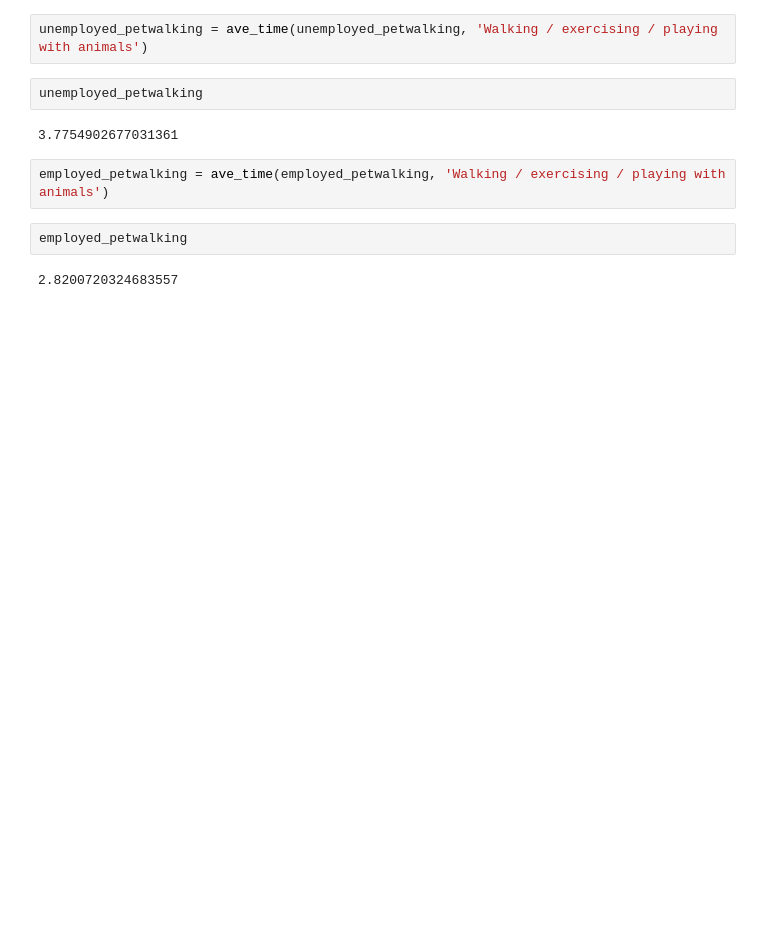
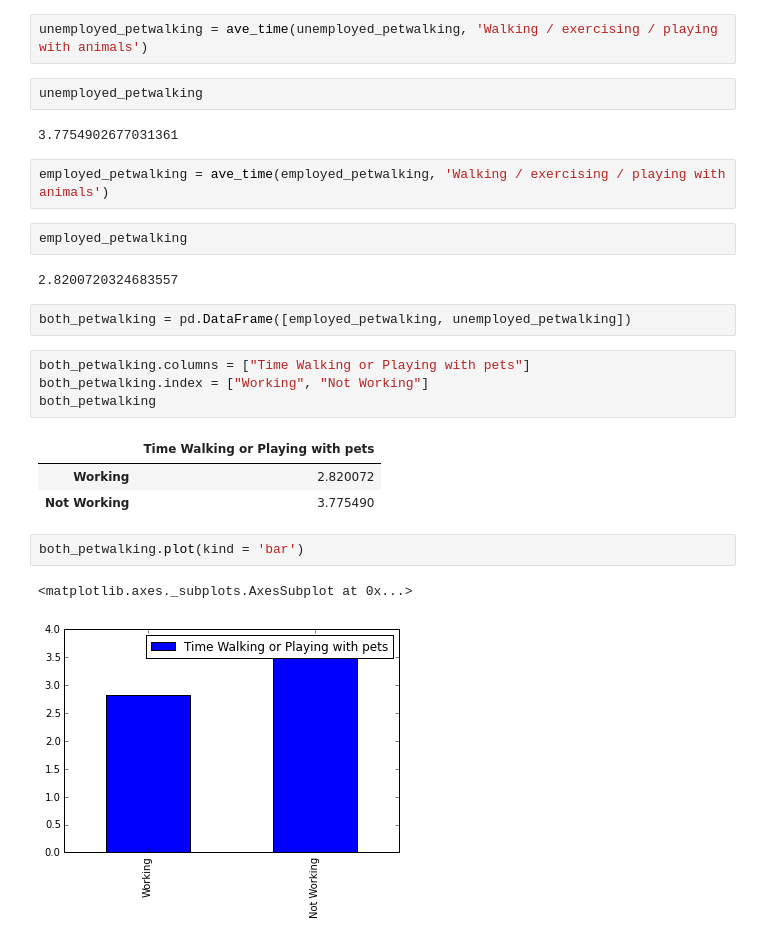
Before and after one commit to rryanburton/atus-analysis, a Jupyter notebook: ATUS_survey.ipynb, the cells around one changed output. Drawn from its saved outputs; the diff is of its cells as text; blank space fills up the shorter version.

Commit message:
added graph

```diff
--- a/ATUS_survey.ipynb
+++ b/ATUS_survey.ipynb
@@ -90,3 +90,18 @@ employed_petwalking = ave_time(employed_petwalking, 'Walking / exercising / play
 employed_petwalking
 # %% [output]
 2.8200720324683557
+# %%
+both_petwalking = pd.DataFrame([employed_petwalking, unemployed_petwalking])
+# %%
+both_petwalking.columns = ["Time Walking or Playing with pets"]
+both_petwalking.index = ["Working", "Not Working"]
+both_petwalking
+# %% [output]
+|  | Time Walking or Playing with pets |
+| Working | 2.820072 |
+| Not Working | 3.775490 |
+# %%
+both_petwalking.plot(kind = 'bar')
+# %% [output]
+<matplotlib.axes._subplots.AxesSubplot at 0x...>
+[figure, added]
```
